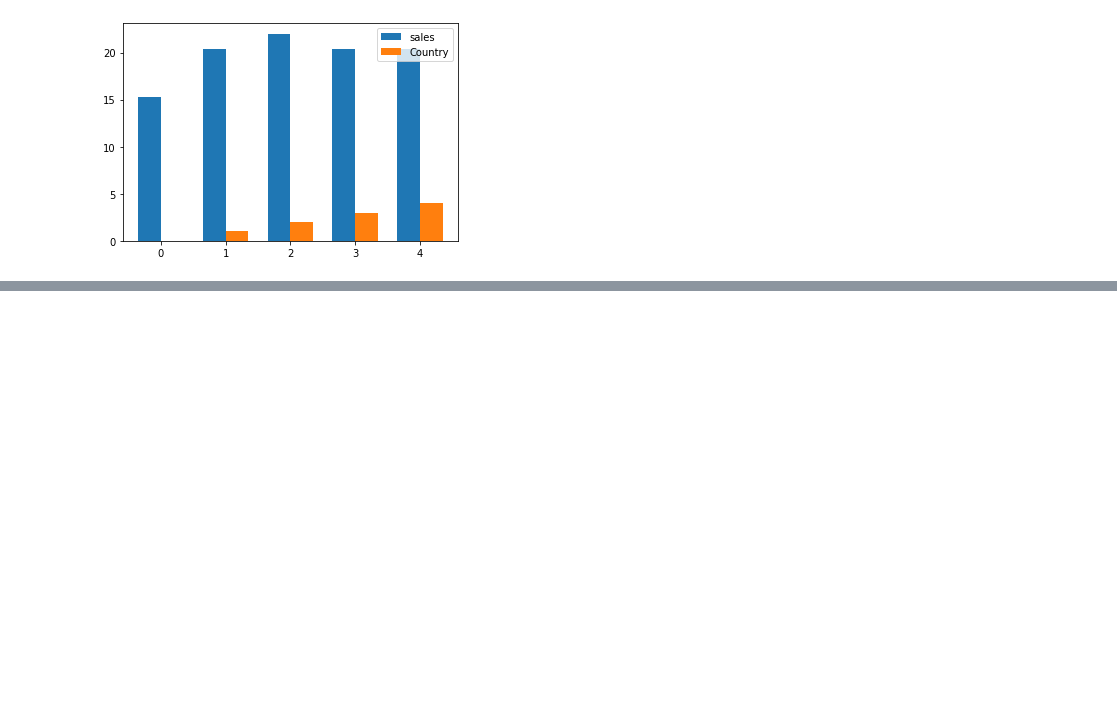
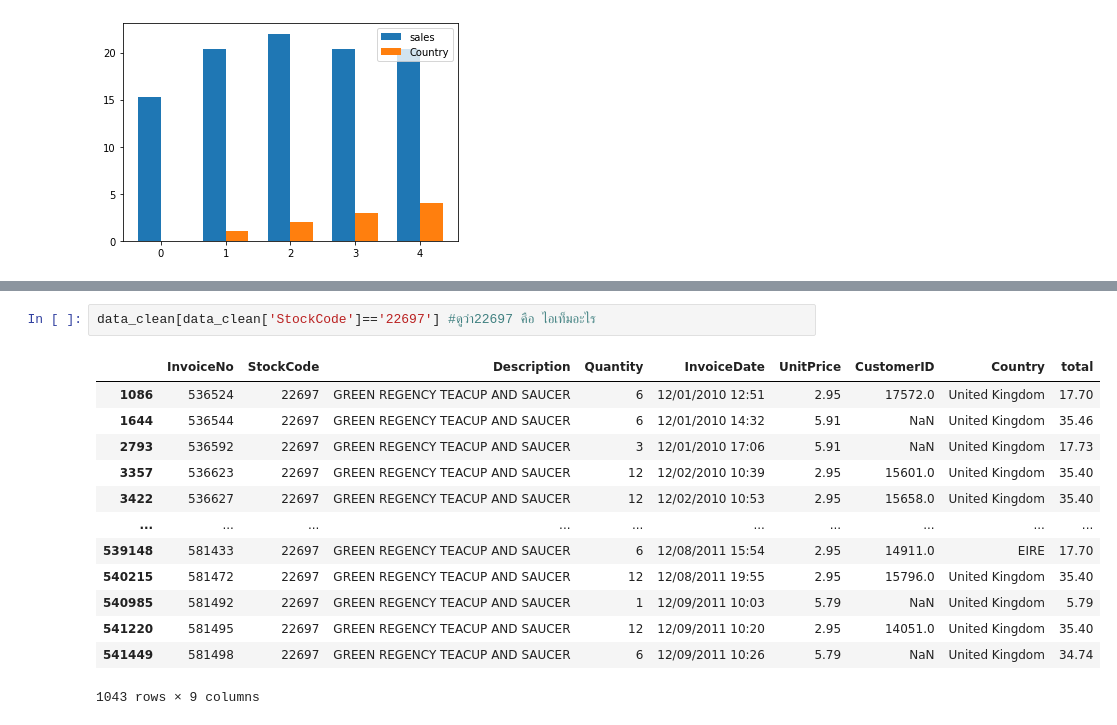
Before and after one commit to Athitiya00/DWDM21, a Jupyter notebook: Chapter6_Association_Rules.ipynb, the cells around one changed output, grey strips where cells are left out. Saved outputs shown, nothing was run; the diff lists cells and outputs as text; blank space fills up the shorter version.

```diff
--- a/Chapter6_Association_Rules.ipynb
+++ b/Chapter6_Association_Rules.ipynb
@@ -149,0 +300,16 @@ plt.legend()
+# %%
+data_clean[data_clean['StockCode']=='22697'] #ดูว่า22697 คือ ไอเท็มอะไร
+# %% [output]
+|  | InvoiceNo | StockCode | Description | Quantity | InvoiceDate | UnitPrice | CustomerID | Country | total |
+| 1086 | 536524 | 22697 | GREEN REGENCY TEACUP AND SAUCER | 6 | 12/01/2010 12:51 | 2.95 | 17572.0 | United Kingdom | 17.70 |
+| 1644 | 536544 | 22697 | GREEN REGENCY TEACUP AND SAUCER | 6 | 12/01/2010 14:32 | 5.91 | NaN | United Kingdom | 35.46 |
+| 2793 | 536592 | 22697 | GREEN REGENCY TEACUP AND SAUCER | 3 | 12/01/2010 17:06 | 5.91 | NaN | United Kingdom | 17.73 |
+| 3357 | 536623 | 22697 | GREEN REGENCY TEACUP AND SAUCER | 12 | 12/02/2010 10:39 | 2.95 | 15601.0 | United Kingdom | 35.40 |
+| 3422 | 536627 | 22697 | GREEN REGENCY TEACUP AND SAUCER | 12 | 12/02/2010 10:53 | 2.95 | 15658.0 | United Kingdom | 35.40 |
+| ... | ... | ... | ... | ... | ... | ... | ... | ... | ... |
+| 539148 | 581433 | 22697 | GREEN REGENCY TEACUP AND SAUCER | 6 | 12/08/2011 15:54 | 2.95 | 14911.0 | EIRE | 17.70 |
+| 540215 | 581472 | 22697 | GREEN REGENCY TEACUP AND SAUCER | 12 | 12/08/2011 19:55 | 2.95 | 15796.0 | United Kingdom | 35.40 |
+| 540985 | 581492 | 22697 | GREEN REGENCY TEACUP AND SAUCER | 1 | 12/09/2011 10:03 | 5.79 | NaN | United Kingdom | 5.79 |
+| 541220 | 581495 | 22697 | GREEN REGENCY TEACUP AND SAUCER | 12 | 12/09/2011 10:20 | 2.95 | 14051.0 | United Kingdom | 35.40 |
+| 541449 | 581498 | 22697 | GREEN REGENCY TEACUP AND SAUCER | 6 | 12/09/2011 10:26 | 5.79 | NaN | United Kingdom | 34.74 |
+1043 rows × 9 columns
```
Also changed, not shown: parts of 27 cells of this notebook.
